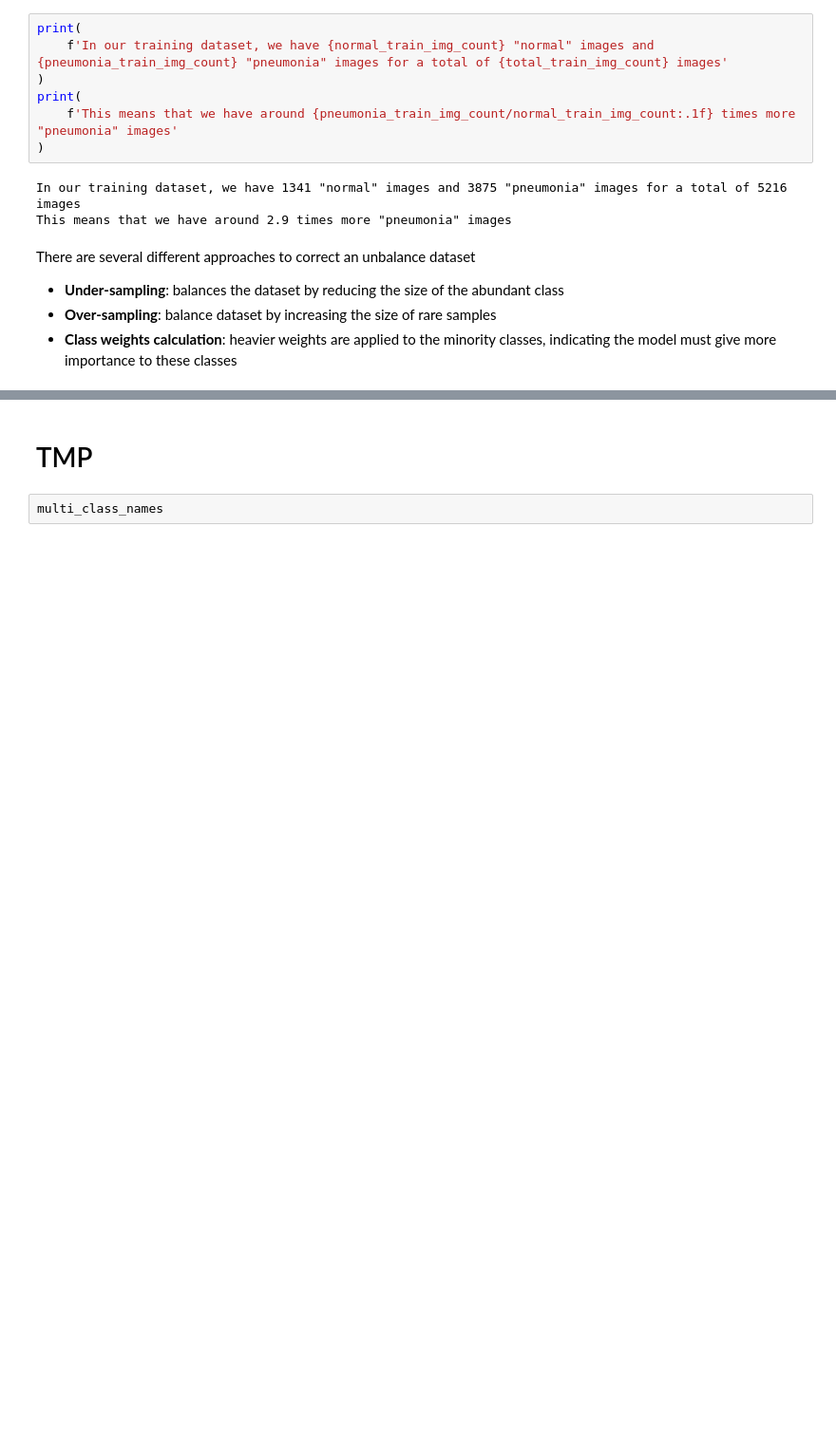
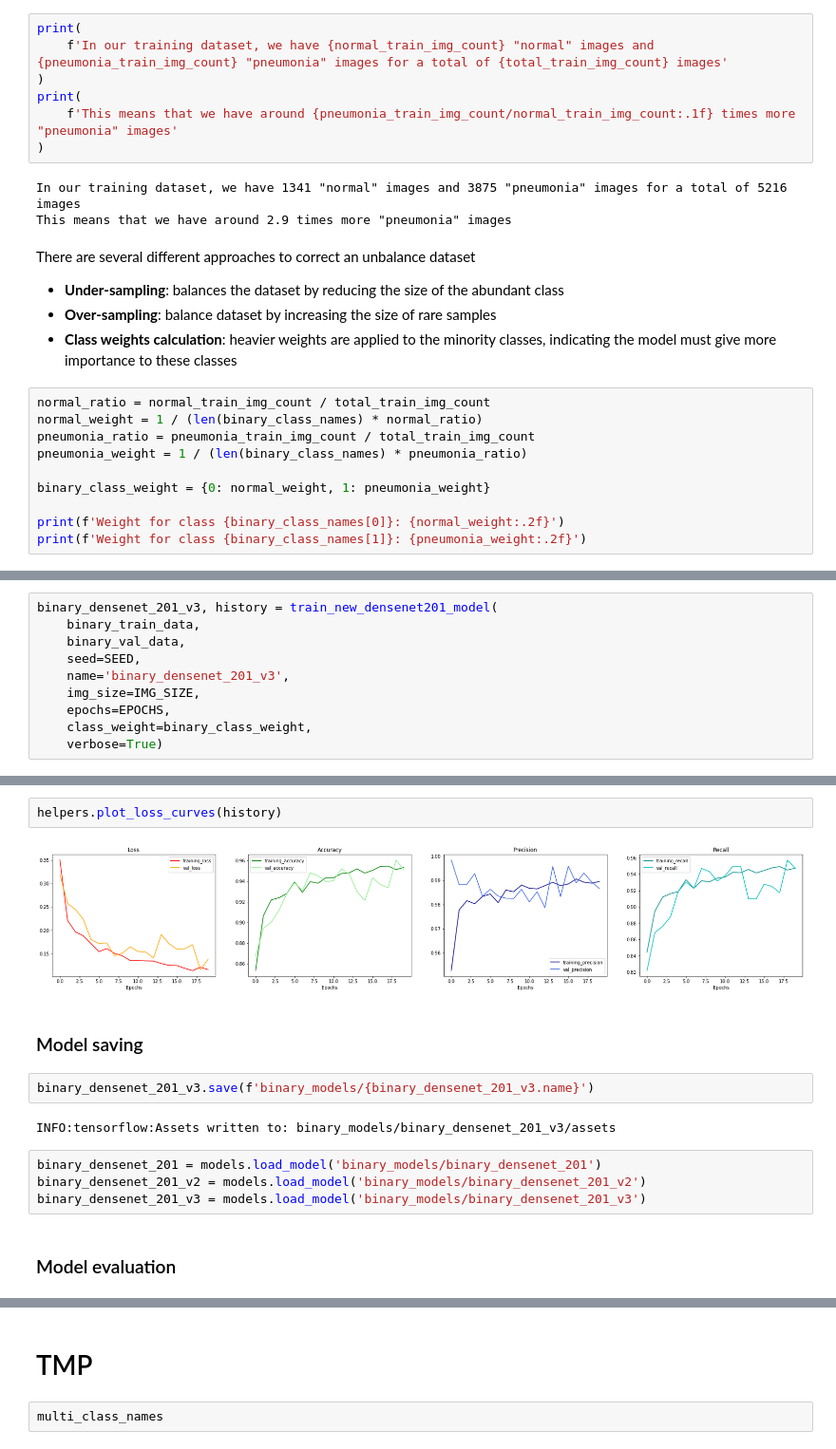
Before and after one commit to alexandre-pinon/zoidberg-2.0, a Jupyter notebook: zoidberg_2_0.ipynb, the cells around one changed output, grey strips where cells are left out. Shown at 95% size. Saved outputs shown, nothing was run; the diff lists cells and outputs as text; blank space fills up the shorter version.

```diff
--- a/zoidberg_2_0.ipynb
+++ b/zoidberg_2_0.ipynb
@@ -619,3 +660,13 @@ There are several different approaches to correct an unbalance dataset
 - **Under-sampling**: balances the dataset by reducing the size of the abundant class
 - **Over-sampling**: balance dataset by increasing the size of rare samples
 - **Class weights calculation**: heavier weights are applied to the minority classes, indicating the model must give more importance to these classes
+# %%
+normal_ratio = normal_train_img_count / total_train_img_count
+normal_weight = 1 / (len(binary_class_names) * normal_ratio)
+pneumonia_ratio = pneumonia_train_img_count / total_train_img_count
+pneumonia_weight = 1 / (len(binary_class_names) * pneumonia_ratio)
+
+binary_class_weight = {0: normal_weight, 1: pneumonia_weight}
+
+print(f'Weight for class {binary_class_names[0]}: {normal_weight:.2f}')
+print(f'Weight for class {binary_class_names[1]}: {pneumonia_weight:.2f}')
@@ -621,0 +678,10 @@ There are several different approaches to correct an unbalance dataset
+# %%
+binary_densenet_201_v3, history = train_new_densenet201_model(
+    binary_train_data,
+    binary_val_data,
+    seed=SEED,
+    name='binary_densenet_201_v3',
+    img_size=IMG_SIZE,
+    epochs=EPOCHS,
+    class_weight=binary_class_weight,
+    verbose=True)
@@ -621,0 +706,16 @@ There are several different approaches to correct an unbalance dataset
+# %%
+helpers.plot_loss_curves(history)
+# %% [output]
+[figure, added]
+# %% [markdown]
+### Model saving
+# %%
+binary_densenet_201_v3.save(f'binary_models/{binary_densenet_201_v3.name}')
+# %% [output]
+INFO:tensorflow:Assets written to: binary_models/binary_densenet_201_v3/assets
+# %%
+binary_densenet_201 = models.load_model('binary_models/binary_densenet_201')
+binary_densenet_201_v2 = models.load_model('binary_models/binary_densenet_201_v2')
+binary_densenet_201_v3 = models.load_model('binary_models/binary_densenet_201_v3')
+# %% [markdown]
+### Model evaluation
```
Also changed, not shown: parts of 36 cells of this notebook, 1 other file.
